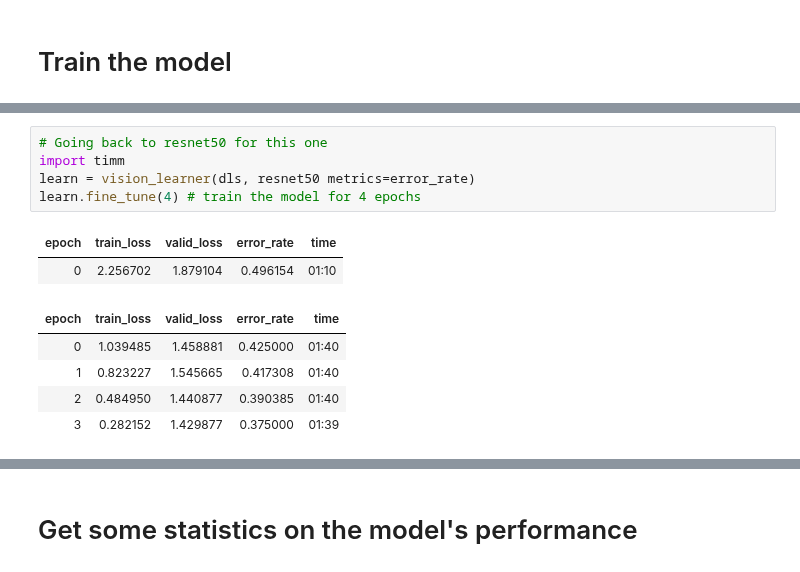
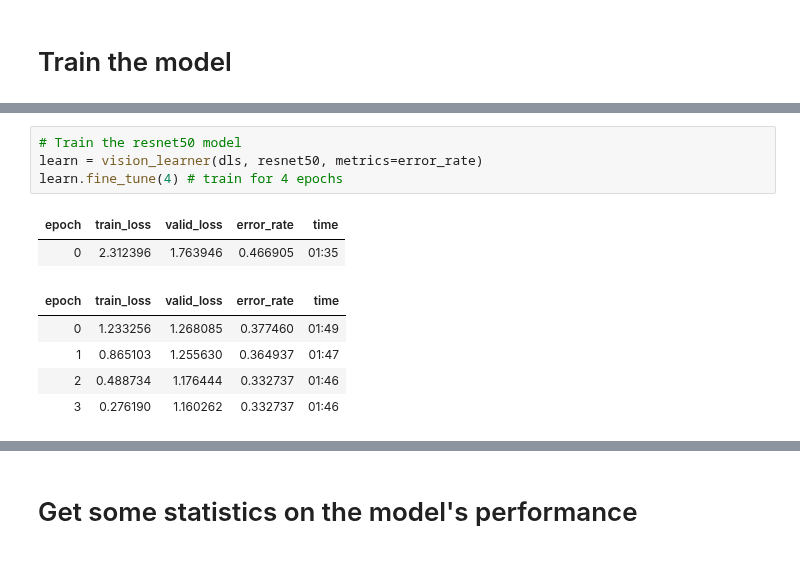
Before and after one commit to PontiacGTO2006/fastai-course, a Jupyter notebook: artistic-era-classifier.ipynb, the cells around one changed output, grey strips where cells are left out. Saved outputs shown, nothing was run; the diff lists cells and outputs as text.

```diff
--- a/artistic-era-classifier.ipynb
+++ b/artistic-era-classifier.ipynb
@@ -163,14 +163,13 @@ dls.show_batch(max_n=20) # show a sample of 20 images that the model will be tra
-# %%
-# Going back to resnet50 for this one
-import timm
-learn = vision_learner(dls, resnet50 metrics=error_rate)
-learn.fine_tune(4) # train the model for 4 epochs
-# %% [output]
-| epoch | train_loss | valid_loss | error_rate | time |
-| 0 | 2.256702 | 1.879104 | 0.496154 | 01:10 |
-| epoch | train_loss | valid_loss | error_rate | time |
-| 0 | 1.039485 | 1.458881 | 0.425000 | 01:40 |
-| 1 | 0.823227 | 1.545665 | 0.417308 | 01:40 |
-| 2 | 0.484950 | 1.440877 | 0.390385 | 01:40 |
-| 3 | 0.282152 | 1.429877 | 0.375000 | 01:39 |
+# %%
+# Train the resnet50 model
+learn = vision_learner(dls, resnet50, metrics=error_rate)
+learn.fine_tune(4) # train for 4 epochs
+# %% [output]
+| epoch | train_loss | valid_loss | error_rate | time |
+| 0 | 2.312396 | 1.763946 | 0.466905 | 01:35 |
+| epoch | train_loss | valid_loss | error_rate | time |
+| 0 | 1.233256 | 1.268085 | 0.377460 | 01:49 |
+| 1 | 0.865103 | 1.255630 | 0.364937 | 01:47 |
+| 2 | 0.488734 | 1.176444 | 0.332737 | 01:46 |
+| 3 | 0.276190 | 1.160262 | 0.332737 | 01:46 |
 # %%
```
Also changed, not shown: parts of 8 cells of this notebook.
